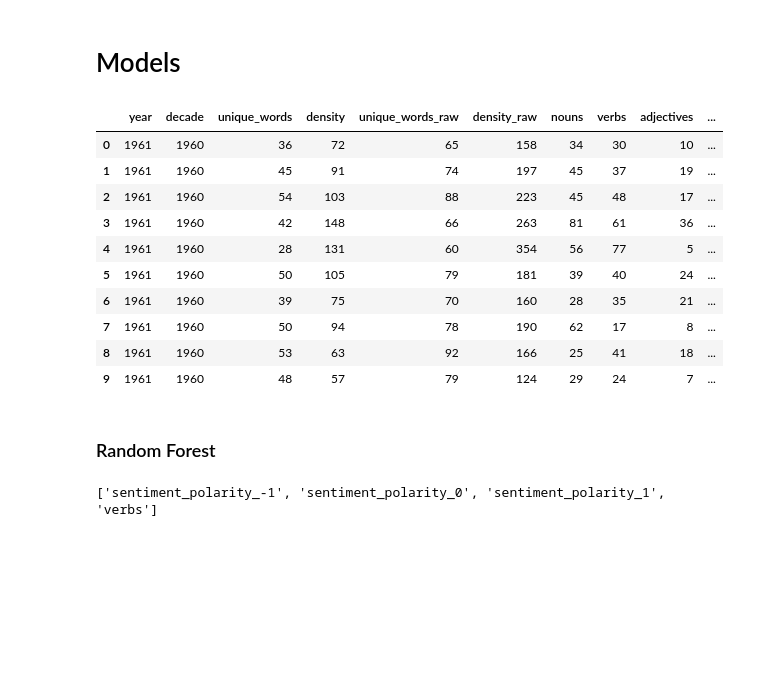
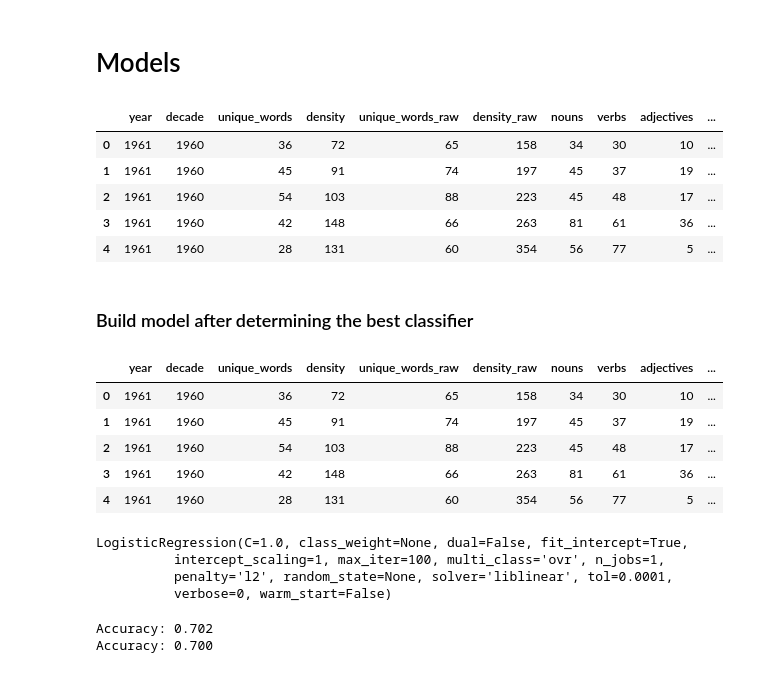
Before and after one commit to ribbas/Heat-Replay, a Jupyter notebook: src/assets/models/models.ipynb, the cells around one changed output. Saved outputs shown, nothing was run; the diff lists cells and outputs as text; code cells hidden in the pictures; blank space fills up the shorter version.

```diff
--- a/src/assets/models/models.ipynb
+++ b/src/assets/models/models.ipynb
@@ -16,20 +18,15 @@ target = 'charted'  # main feature to be predicted
 df = initSet()
 # %%
 # Check head
-df.head(10)
+df.head()
 # %% [output]
 |  | year | decade | unique_words | density | unique_words_raw | density_raw | nouns | verbs | adjectives | ... |
 | 0 | 1961 | 1960 | 36 | 72 | 65 | 158 | 34 | 30 | 10 | ... |
 | 1 | 1961 | 1960 | 45 | 91 | 74 | 197 | 45 | 37 | 19 | ... |
 | 2 | 1961 | 1960 | 54 | 103 | 88 | 223 | 45 | 48 | 17 | ... |
 | 3 | 1961 | 1960 | 42 | 148 | 66 | 263 | 81 | 61 | 36 | ... |
 | 4 | 1961 | 1960 | 28 | 131 | 60 | 354 | 56 | 77 | 5 | ... |
-| 5 | 1961 | 1960 | 50 | 105 | 79 | 181 | 39 | 40 | 24 | ... |
-| 6 | 1961 | 1960 | 39 | 75 | 70 | 160 | 28 | 35 | 21 | ... |
-| 7 | 1961 | 1960 | 50 | 94 | 78 | 190 | 62 | 17 | 8 | ... |
-| 8 | 1961 | 1960 | 53 | 63 | 92 | 166 | 25 | 41 | 18 | ... |
-| 9 | 1961 | 1960 | 48 | 57 | 79 | 124 | 29 | 24 | 7 | ... |
-# %% [markdown]
-### Random Forest
+# %% [markdown]
+### Build model after determining the best classifier
 # %%
 df['sentiment_polarity'] = df.apply(sentiment, axis=1)
@@ -37,4 +34,10 @@ df['reading_score_level'] = df.apply(reading_score, axis=1)
 # %%
-df_new, features = dummyfy(df, 'sentiment_polarity', 'verbs')
+# df_new, features = dummyfy(df, 'sentiment_polarity', 'verbs')
+df.head()
 # %% [output]
-['sentiment_polarity_-1', 'sentiment_polarity_0', 'sentiment_polarity_1', 'verbs']
+|  | year | decade | unique_words | density | unique_words_raw | density_raw | nouns | verbs | adjectives | ... |
+| 0 | 1961 | 1960 | 36 | 72 | 65 | 158 | 34 | 30 | 10 | ... |
+| 1 | 1961 | 1960 | 45 | 91 | 74 | 197 | 45 | 37 | 19 | ... |
+| 2 | 1961 | 1960 | 54 | 103 | 88 | 223 | 45 | 48 | 17 | ... |
+| 3 | 1961 | 1960 | 42 | 148 | 66 | 263 | 81 | 61 | 36 | ... |
+| 4 | 1961 | 1960 | 28 | 131 | 60 | 354 | 56 | 77 | 5 | ... |
@@ -40,0 +52,20 @@ df_new, features = dummyfy(df, 'sentiment_polarity', 'verbs')
+# %%
+from sklearn import linear_model
+
+# set X and y and build model
+X = df_new[features]
+y = df_new[target]
+
+# Create separate training and test sets with 60/40 train/test split
+X_train, X_test, y_train, y_test = train_test_split(
+        X, y, test_size=0.2, random_state=42
+)
+
+# train model
+model = linear_model.LogisticRegression()
+model.fit(X_train, y_train)
+# %% [output]
+LogisticRegression(C=1.0, class_weight=None, dual=False, fit_intercept=True,
+          intercept_scaling=1, max_iter=100, multi_class='ovr', n_jobs=1,
+          penalty='l2', random_state=None, solver='liblinear', tol=0.0001,
+          verbose=0, warm_start=False)
@@ -40,0 +75,10 @@ df_new, features = dummyfy(df, 'sentiment_polarity', 'verbs')
+# %%
+# Evaluate accuracy of model on test set
+print "Accuracy: %0.3f" % model.score(X_train, y_train)
+print "Accuracy: %0.3f" % model.score(X_test, y_test)
+
+# Evaluate ROC AUC score of model on test set
+# print 'ROC AUC: %0.3f' % metrics.roc_auc_score(y_test, model.predict_proba(X_test)[:,1])
+# %% [output]
+Accuracy: 0.702
+Accuracy: 0.700
```
Also changed, not shown: parts of 17 cells of this notebook, 3 other files.
